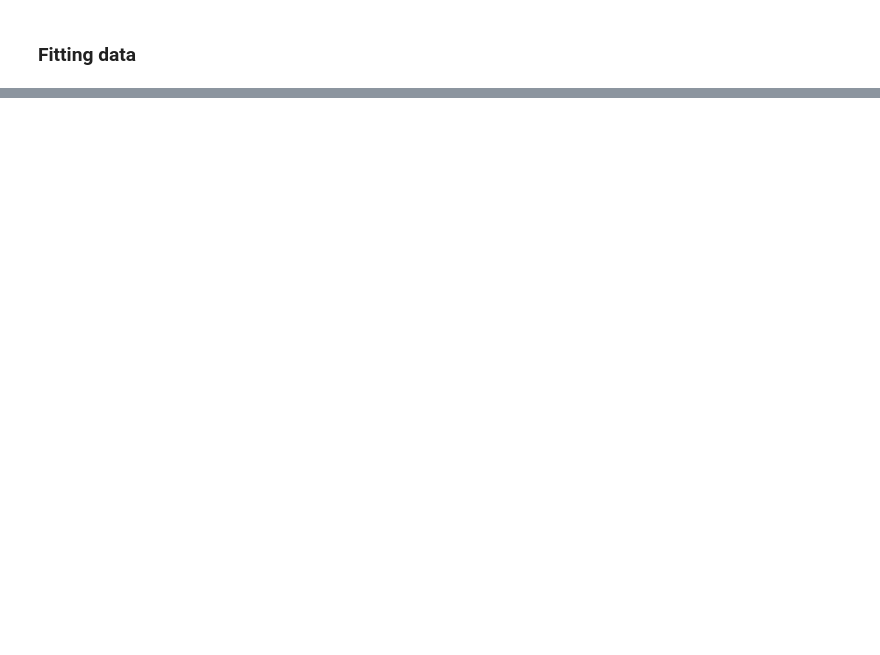
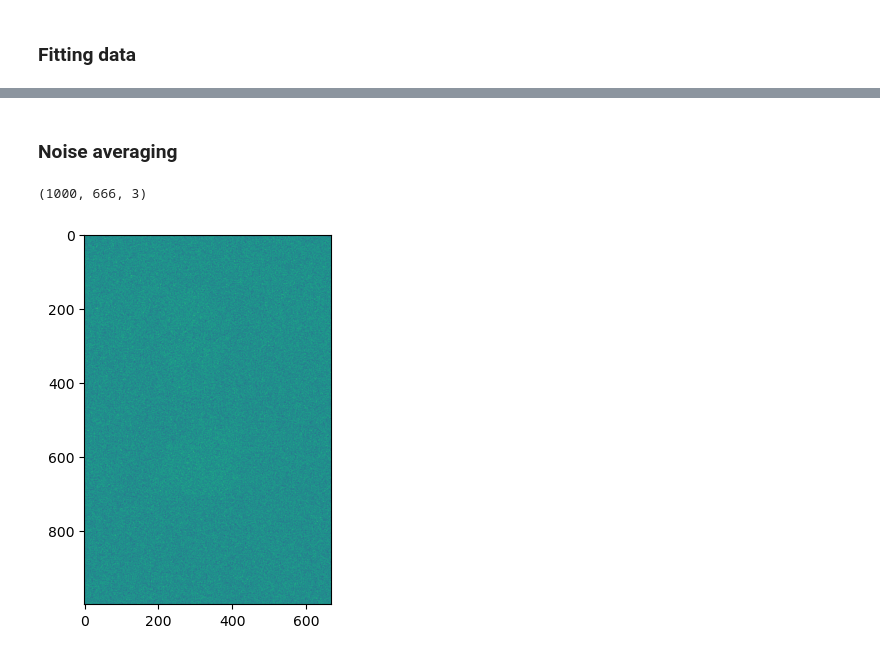
Before and after one commit to anjavdl/PHY517_AST443, a Jupyter notebook: tutorials/Python Primer notebook.ipynb, the cells around one changed output, grey strips where cells are left out. Saved outputs shown, nothing was run; the diff lists cells and outputs as text; code cells hidden in the pictures; blank space fills up the shorter version.

```diff
--- a/tutorials/Python Primer notebook.ipynb
+++ b/tutorials/Python Primer notebook.ipynb
@@ -379,0 +429,62 @@ This notebook is partly based on the [Python Primer](https://github.com/anjavdl/
+# %% [markdown]
+### Noise averaging
+# %%
+# load the image and convert into
+# numpy array
+
+from PIL import Image
+
+img = Image.open("test_image.jpeg")
+image_array = np.asarray(img)
+print(image_array.shape)
+image_no_noise = image_array[:, :, 0]
+# plt.imshow(image_array[:, :, 0])
+# plt.show()
+
+
+# adding noise to image with numpy
+
+def add_noise(image, sigma=500):
+    """
+    adding noise to image
+
+    :param image: array; image
+    :param sigma: float; 1-sigma Gaussian noise
+    :return: image with added noise
+    """
+    nx, ny = np.shape(image)
+    noise = np.random.randn(nx, ny) * sigma
+    return image + noise
+
+# one noise realization
+#plt.imshow(add_noise(image_no_noise, sigma=1000))
+#plt.show()
+
+
+def image_stacking(image_no_noise, num_images, sigma=1000):
+    """
+    stack multiple images
+
+    :param image_no_noise: array; image without noise
+    :param num_images: int; number of images with noise being stacked
+    :param sigma: float; 1-sigma Gaussian noise
+    :return: stacked image
+    """
+    image_list = []
+    for i in range(num_images):
+        image_list.append(add_noise(image_no_noise, sigma=sigma))
+    # make it one numpy array
+    image_list = np.array(image_list)
+    image_median = np.mean(image_list, axis=0)
+    return image_median
+
+
+
+image_stacked = image_stacking(image_no_noise, num_images=1, sigma=1000)
+
+# multiple noise realizations
+plt.imshow(image_stacked)
+plt.show()
+# %% [output]
+(1000, 666, 3)
+[figure, added]
```
Also changed, not shown: parts of 24 cells of this notebook, 2 other files.
